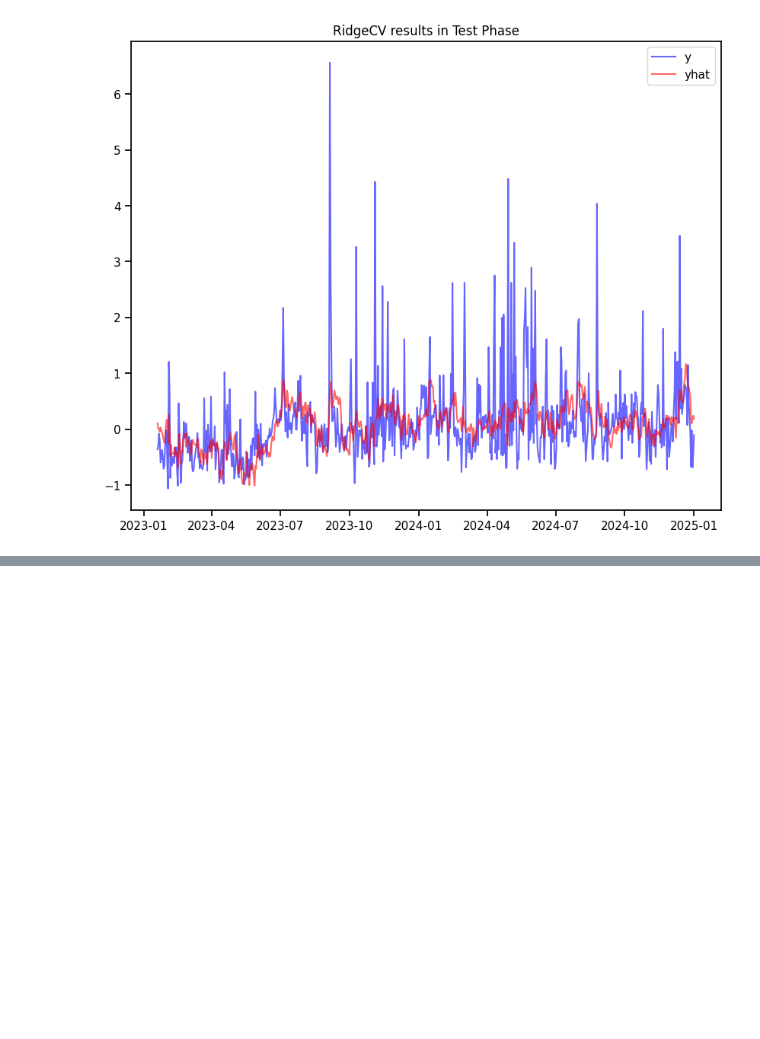
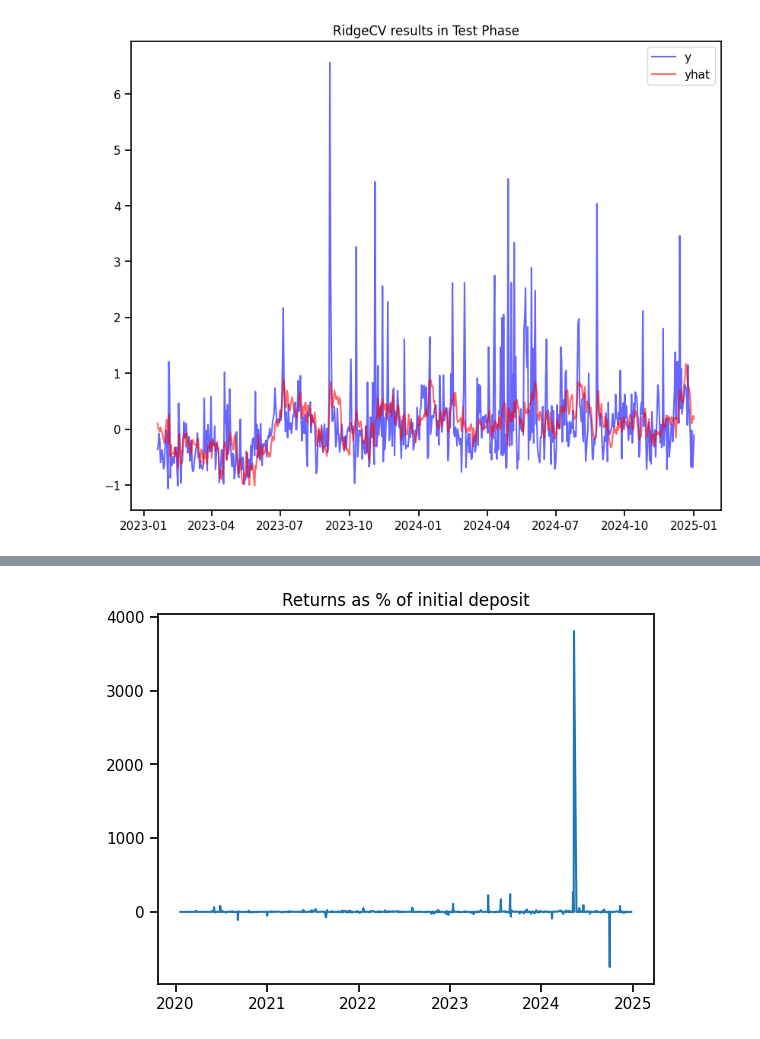
Before and after one commit to themahani/AlgoPy, a Jupyter notebook: exploratory_data_analysis/electricity_toronto.ipynb, the cells around one changed output, grey strips where cells are left out. Saved outputs shown, nothing was run; the diff lists cells and outputs as text; code cells hidden in the pictures; blank space fills up the shorter version.

```diff
--- a/exploratory_data_analysis/electricity_toronto.ipynb
+++ b/exploratory_data_analysis/electricity_toronto.ipynb
@@ -367,0 +435,8 @@ fig.show()
+# %%
+returns = np.diff(cash_history, n=1)
+
+plt.plot(time[1:], returns / init_cash * 100)
+plt.title(r"Returns as % of initial deposit")
+plt.show()
+# %% [output]
+[figure, added]
```
Also changed, not shown: parts of 7 cells of this notebook.
